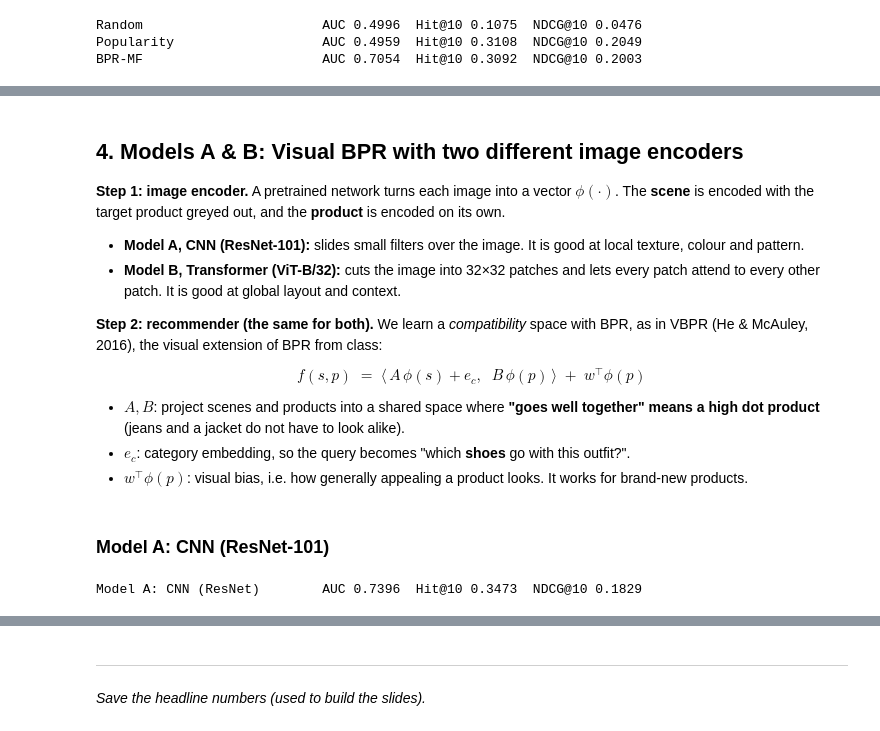
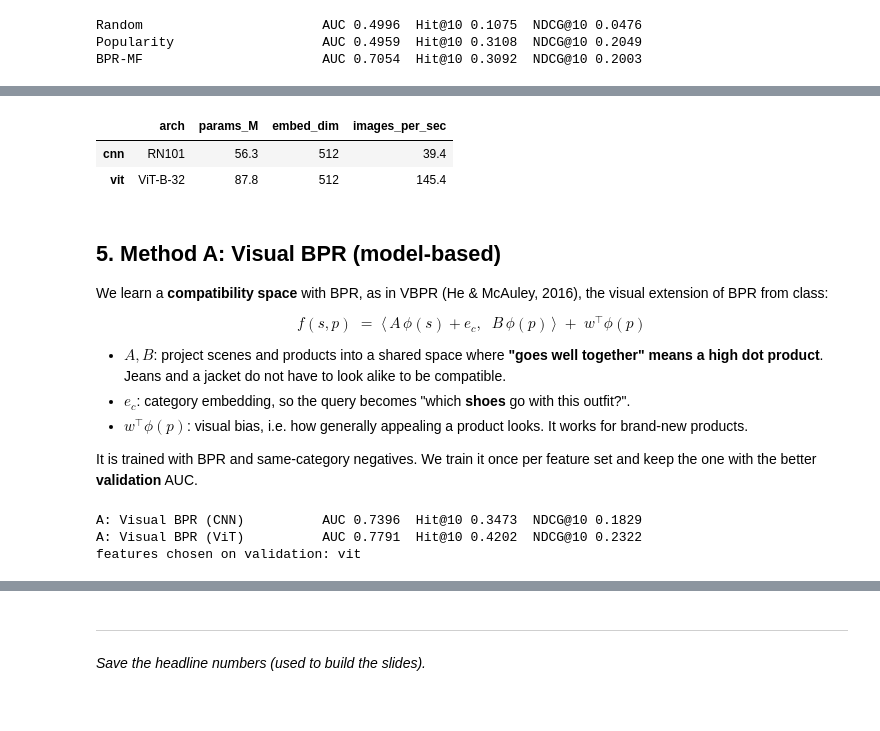
Before and after one commit to raw012/PInterest-Recommender-System, a Jupyter notebook: workbook.ipynb, the cells around one changed output, grey strips where cells are left out. Drawn from its saved outputs; the diff is of its cells as text; code cells hidden in the pictures.

```diff
--- a/workbook.ipynb
+++ b/workbook.ipynb
@@ -170,19 +182,24 @@ BPR-MF                       AUC 0.7054  Hit@10 0.3092  NDCG@10 0.2003
+# %%
+FEATS = {tag: (np.load(f'data/feat_{tag}_product.npy').astype(np.float32),       # [n_products, 512]
+               np.load(f'data/feat_{tag}_scene_masked.npy').astype(np.float32))  # [n_pairs, 512]
+         for tag in ['cnn', 'vit']}
+pd.DataFrame({t: json.load(open(f'data/encoder_{t}.json')) for t in FEATS}).T[['arch', 'params_M', 'embed_dim', 'images_per_sec']]
+# %% [output]
+|  | arch | params_M | embed_dim | images_per_sec |
+| cnn | RN101 | 56.3 | 512 | 39.4 |
+| vit | ViT-B-32 | 87.8 | 512 | 145.4 |
 # %% [markdown]
-## 4. Models A & B: Visual BPR with two different image encoders
+## 5. Method A: Visual BPR (model-based)
 
-**Step 1: image encoder.** A pretrained network turns each image into a vector $\phi(\cdot)$.
-The **scene** is encoded with the target product greyed out, and the **product** is encoded on its own.
-
-* **Model A, CNN (ResNet-101):** slides small filters over the image. It is good at local texture, colour and pattern.
-* **Model B, Transformer (ViT-B/32):** cuts the image into 32×32 patches and lets every patch attend to every other patch. It is good at global layout and context.
-
-**Step 2: recommender (the same for both).** We learn a *compatibility* space with BPR, as in VBPR (He & McAuley, 2016), the visual extension of BPR from class:
+We learn a **compatibility space** with BPR, as in VBPR (He & McAuley, 2016), the visual extension of BPR from class:
 
 $$f(s,p) \;=\; \big\langle\, A\,\phi(s) + e_{c},\;\; B\,\phi(p) \,\big\rangle \;+\; w^\top\phi(p)$$
 
-* $A, B$: project scenes and products into a shared space where **"goes well together" means a high dot product** (jeans and a jacket do not have to look alike).
+* $A, B$: project scenes and products into a shared space where **"goes well together" means a high dot product**. Jeans and a jacket do not have to look alike to be compatible.
 * $e_c$: category embedding, so the query becomes "which **shoes** go with this outfit?".
 * $w^\top\phi(p)$: visual bias, i.e. how generally appealing a product looks. It works for brand-new products.
+
+It is trained with BPR and same-category negatives. We train it once per feature set and keep the one with the better **validation** AUC.
 # %%
 cats = sorted(cat_products); cat_id = {c: i for i, c in enumerate(cats)}
 
@@ -199,20 +216,25 @@ class VisualBPR(nn.Module):
         if f_prod.dim() == 3: q = q[:, None, :]
         return (q * v).sum(-1) + self.w(f_prod).squeeze(-1)
 
-def run_visual_model(tag):
-    P = np.load(f'data/feat_{tag}_product.npy').astype(np.float32)
-    S = np.load(f'data/feat_{tag}_scene_masked.npy').astype(np.float32)
+def run_visual_bpr(tag):
+    P, S = FEATS[tag]
     inputs = lambda b: (T(S[b.row.values]), T(b.category.map(cat_id).values))
     torch.manual_seed(SEED)
     model = train_bpr(VisualBPR(P.shape[1]), lambda m, b, neg: (m(*inputs(b), T(P[b.p.values])),
                                                                  m(*inputs(b), T(P[neg]))))
     def score(df, cand):
         with torch.no_grad(): return model(*inputs(df), T(P[cand])).numpy()
-    return model, score
+    return score
+
+method_A = {}
+for tag, name in [('cnn', 'CNN'), ('vit', 'ViT')]:
+    score = run_visual_bpr(tag)
+    method_A[tag] = dict(score=score, valid_auc=evaluate(score, valid, NEG['valid'])['AUC'],
+                         rank=report(f'A: Visual BPR ({name})', score))
+best_A = max(method_A, key=lambda t: method_A[t]['valid_auc'])
+score_A, rank_A = method_A[best_A]['score'], method_A[best_A]['rank']
+print('features chosen on validation:', best_A)
+# %% [output]
+A: Visual BPR (CNN)          AUC 0.7396  Hit@10 0.3473  NDCG@10 0.1829
+A: Visual BPR (ViT)          AUC 0.7791  Hit@10 0.4202  NDCG@10 0.2322
+features chosen on validation: vit
-# %% [markdown]
-### Model A: CNN (ResNet-101)
-# %%
-model_A, score_A = run_visual_model('cnn')
-rank_A = report('Model A: CNN (ResNet)', score_A)
-# %% [output]
-Model A: CNN (ResNet)        AUC 0.7396  Hit@10 0.3473  NDCG@10 0.1829
```
Also changed, not shown: parts of 22 cells of this notebook, 2 other files.
